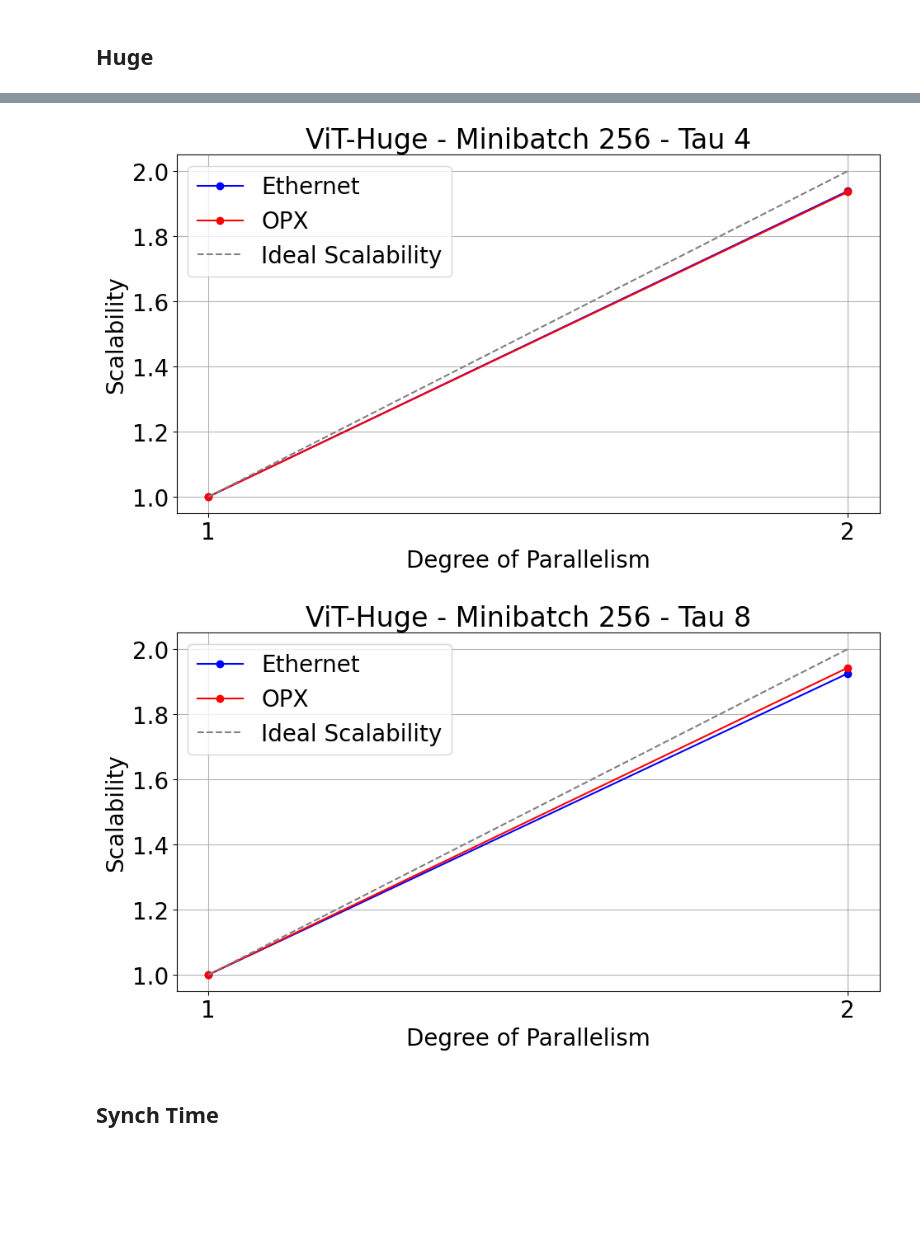
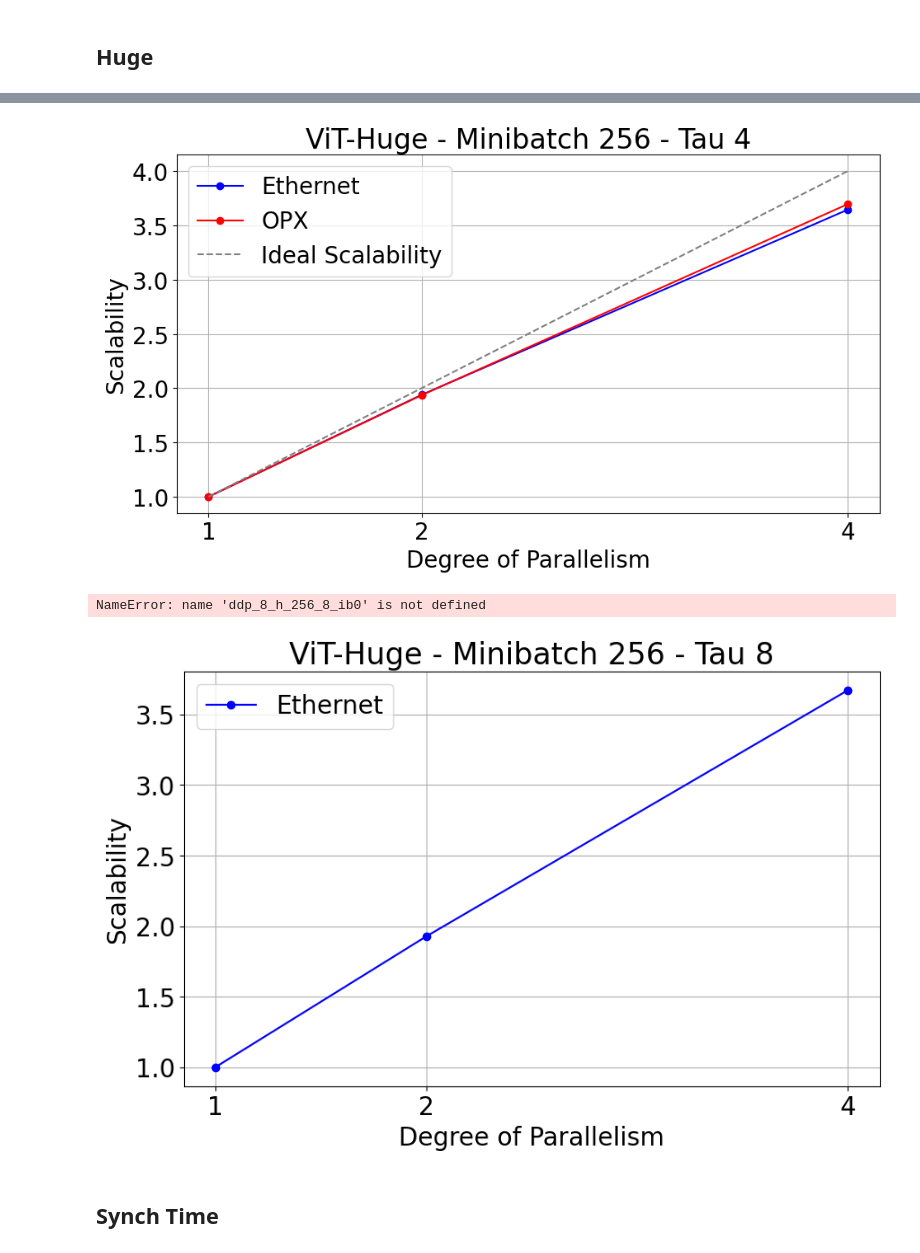
Before and after one commit to JacopoRaffi/Master_Thesis, a Jupyter notebook: analysis/ddpa.ipynb, the cells around one changed output, grey strips where cells are left out. Drawn from its saved outputs; the diff is of its cells as text; code cells hidden in the pictures; blank space fills up the shorter version.

```diff
--- a/analysis/ddpa.ipynb
+++ b/analysis/ddpa.ipynb
@@ -602,43 +637,55 @@ plt.tight_layout()
 # ddp_1_h_256_2_eth1 = pd.read_csv("../log/asynch_ddp/rank_0_asynch_ddp_1_minibatch_256_tau_2_vit-huge-patch14-224-in21k_model_eth1.csv")
 ddp_2_h_256_2_eth1 = pd.read_csv("../log/asynch_ddp/rank_0_asynch_ddp_2_minibatch_256_tau_2_vit-huge-patch14-224-in21k_model_eth1.csv")
 ddp_4_h_256_2_eth1 = pd.read_csv("../log/asynch_ddp/rank_0_asynch_ddp_4_minibatch_256_tau_2_vit-huge-patch14-224-in21k_model_eth1.csv")
+ddp_8_h_256_2_eth1 = pd.read_csv("../log/asynch_ddp/rank_0_asynch_ddp_8_minibatch_256_tau_2_vit-huge-patch14-224-in21k_model_eth1.csv")
 
 ddp_2_h_256_2_ib0 = pd.read_csv("../log/asynch_ddp/rank_0_asynch_ddp_2_minibatch_256_tau_2_vit-huge-patch14-224-in21k_model_ib0.csv")
 ddp_4_h_256_2_ib0 = pd.read_csv("../log/asynch_ddp/rank_0_asynch_ddp_4_minibatch_256_tau_2_vit-huge-patch14-224-in21k_model_ib0.csv")
+ddp_8_h_256_2_ib0 = pd.read_csv("../log/asynch_ddp/rank_0_asynch_ddp_8_minibatch_256_tau_2_vit-huge-patch14-224-in21k_model_ib0.csv")
 
 # ddp_1_h_256_2_eth1 = ddp_1_h_256_2_eth1[ddp_1_h_256_2_eth1['phase'] == 'train']
 ddp_2_h_256_2_eth1 = ddp_2_h_256_2_eth1[ddp_2_h_256_2_eth1['phase'] == 'train']
 ddp_4_h_256_2_eth1 = ddp_4_h_256_2_eth1[ddp_4_h_256_2_eth1['phase'] == 'train']
+ddp_8_h_256_2_eth1 = ddp_8_h_256_2_eth1[ddp_8_h_256_2_eth1['phase'] == 'train']
 
 ddp_2_h_256_2_ib0 = ddp_2_h_256_2_ib0[ddp_2_h_256_2_ib0['phase'] == 'train']
 ddp_4_h_256_2_ib0 = ddp_4_h_256_2_ib0[ddp_4_h_256_2_ib0['phase'] == 'train']
+ddp_8_h_256_2_ib0 = ddp_8_h_256_2_ib0[ddp_8_h_256_2_ib0['phase'] == 'train']
 
 # ------------------------------- TAU 4 ---------------------------------------------------
 # ddp_1_h_256_4_eth1 = pd.read_csv("../log/asynch_ddp/rank_0_asynch_ddp_1_minibatch_256_tau_4_vit-huge-patch14-224-in21k_model_eth1.csv")
 ddp_2_h_256_4_eth1 = pd.read_csv("../log/asynch_ddp/rank_0_asynch_ddp_2_minibatch_256_tau_4_vit-huge-patch14-224-in21k_model_eth1.csv")
 ddp_4_h_256_4_eth1 = pd.read_csv("../log/asynch_ddp/rank_0_asynch_ddp_4_minibatch_256_tau_4_vit-huge-patch14-224-in21k_model_eth1.csv")
+ddp_8_h_256_4_eth1 = pd.read_csv("../log/asynch_ddp/rank_0_asynch_ddp_8_minibatch_256_tau_4_vit-huge-patch14-224-in21k_model_eth1.csv")
 
 ddp_2_h_256_4_ib0 = pd.read_csv("../log/asynch_ddp/rank_0_asynch_ddp_2_minibatch_256_tau_4_vit-huge-patch14-224-in21k_model_ib0.csv")
 ddp_4_h_256_4_ib0 = pd.read_csv("../log/asynch_ddp/rank_0_asynch_ddp_4_minibatch_256_tau_4_vit-huge-patch14-224-in21k_model_ib0.csv")
+ddp_8_h_256_4_ib0 = pd.read_csv("../log/asynch_ddp/rank_0_asynch_ddp_8_minibatch_256_tau_4_vit-huge-patch14-224-in21k_model_ib0.csv")
 
 # ddp_1_h_256_4_eth1 = ddp_1_h_256_4_eth1[ddp_1_h_256_4_eth1['phase'] == 'train']
 ddp_2_h_256_4_eth1 = ddp_2_h_256_4_eth1[ddp_2_h_256_4_eth1['phase'] == 'train']
 ddp_4_h_256_4_eth1 = ddp_4_h_256_4_eth1[ddp_4_h_256_4_eth1['phase'] == 'train']
+ddp_8_h_256_4_eth1 = ddp_8_h_256_4_eth1[ddp_8_h_256_4_eth1['phase'] == 'train']
 
 ddp_2_h_256_4_ib0 = ddp_2_h_256_4_ib0[ddp_2_h_256_4_ib0['phase'] == 'train']
 ddp_4_h_256_4_ib0 = ddp_4_h_256_4_ib0[ddp_4_h_256_4_ib0['phase'] == 'train']
+ddp_8_h_256_4_ib0 = ddp_8_h_256_4_ib0[ddp_8_h_256_4_ib0['phase'] == 'train']
 
 # ----------------------------------- TAU 8 ----------------------------------------------------
 # ddp_1_h_256_8_eth1 = pd.read_csv("../log/asynch_ddp/rank_0_asynch_ddp_1_minibatch_256_tau_8_vit-huge-patch14-224-in21k_model_eth1.csv")
 ddp_2_h_256_8_eth1 = pd.read_csv("../log/asynch_ddp/rank_0_asynch_ddp_2_minibatch_256_tau_8_vit-huge-patch14-224-in21k_model_eth1.csv")
 ddp_4_h_256_8_eth1 = pd.read_csv("../log/asynch_ddp/rank_0_asynch_ddp_4_minibatch_256_tau_8_vit-huge-patch14-224-in21k_model_eth1.csv")
+ddp_8_h_256_8_eth1 = pd.read_csv("../log/asynch_ddp/rank_0_asynch_ddp_8_minibatch_256_tau_8_vit-huge-patch14-224-in21k_model_eth1.csv")
 
 ddp_2_h_256_8_ib0 = pd.read_csv("../log/asynch_ddp/rank_0_asynch_ddp_2_minibatch_256_tau_8_vit-huge-patch14-224-in21k_model_ib0.csv")
 ddp_4_h_256_8_ib0 = pd.read_csv("../log/asynch_ddp/rank_0_asynch_ddp_4_minibatch_256_tau_8_vit-huge-patch14-224-in21k_model_ib0.csv")
+ddp_8_h_256_8_ib0 = pd.read_csv("../log/asynch_ddp/rank_0_asynch_ddp_8_minibatch_256_tau_8_vit-huge-patch14-224-in21k_model_ib0.csv")
 
 # ddp_1_h_256_8_eth1 = ddp_1_h_256_8_eth1[ddp_1_h_256_8_eth1['phase'] == 'train']
 ddp_2_h_256_8_eth1 = ddp_2_h_256_8_eth1[ddp_2_h_256_8_eth1['phase'] == 'train']
 ddp_4_h_256_8_eth1 = ddp_4_h_256_8_eth1[ddp_4_h_256_8_eth1['phase'] == 'train']
+ddp_8_h_256_8_eth1 = ddp_8_h_256_8_eth1[ddp_8_h_256_8_eth1['phase'] == 'train']
 
 ddp_2_h_256_8_ib0 = ddp_2_h_256_8_ib0[ddp_2_h_256_8_ib0['phase'] == 'train']
 ddp_4_h_256_8_ib0 = ddp_4_h_256_8_ib0[ddp_4_h_256_8_ib0['phase'] == 'train']
+ddp_8_h_256_8_ib0 = ddp_8_h_256_8_ib0[ddp_8_h_256_8_ib0['phase'] == 'train']
@@ -652,17 +701,18 @@ plt.tight_layout()
 # %%
 plt.figure(figsize=(10,6))
-plot_speedup([ddp_2_h_256_4_eth1, ddp_4_h_256_4_eth1], "ViT-Huge - Minibatch 256 - Tau 4", "Ethernet", color='blue', plot_ideal=False, asynch=True)
-plot_speedup([ddp_2_h_256_4_ib0, ddp_4_h_256_4_ib0], "ViT-Huge - Minibatch 256 - Tau 4", "OPX", color='red', plot_ideal=True, asynch=True)
+plot_speedup([ddp_2_h_256_4_eth1, ddp_4_h_256_4_eth1, ddp_8_h_256_4_eth1], "ViT-Huge - Minibatch 256 - Tau 4", "Ethernet", color='blue', plot_ideal=False, asynch=True)
+plot_speedup([ddp_2_h_256_4_ib0, ddp_4_h_256_4_ib0, ddp_8_h_256_4_ib0], "ViT-Huge - Minibatch 256 - Tau 4", "OPX", color='red', plot_ideal=True, asynch=True)
 plt.tight_layout()
 # %% [output]
-[figure, old version]
+[figure, new version]
 # %%
 plt.figure(figsize=(10,6))
-plot_speedup([ddp_2_h_256_8_eth1, ddp_4_h_256_8_eth1], "ViT-Huge - Minibatch 256 - Tau 8", "Ethernet", color='blue', plot_ideal=False, asynch=True)
-plot_speedup([ddp_2_h_256_8_ib0, ddp_4_h_256_8_ib0], "ViT-Huge - Minibatch 256 - Tau 8", "OPX", color='red', plot_ideal=True, asynch=True)
+plot_speedup([ddp_2_h_256_8_eth1, ddp_4_h_256_8_eth1, ddp_8_h_256_8_eth1], "ViT-Huge - Minibatch 256 - Tau 8", "Ethernet", color='blue', plot_ideal=False, asynch=True)
+plot_speedup([ddp_2_h_256_8_ib0, ddp_4_h_256_8_ib0, ddp_8_h_256_8_ib0], "ViT-Huge - Minibatch 256 - Tau 8", "OPX", color='red', plot_ideal=True, asynch=True)
 plt.tight_layout()
 # %% [output]
+NameError: name 'ddp_8_h_256_8_ib0' is not defined
-[figure, old version]
+[figure, new version]
 # %% [markdown]
 ## Synch Time
 # %%
```
Also changed, not shown: parts of 14 cells of this notebook.
